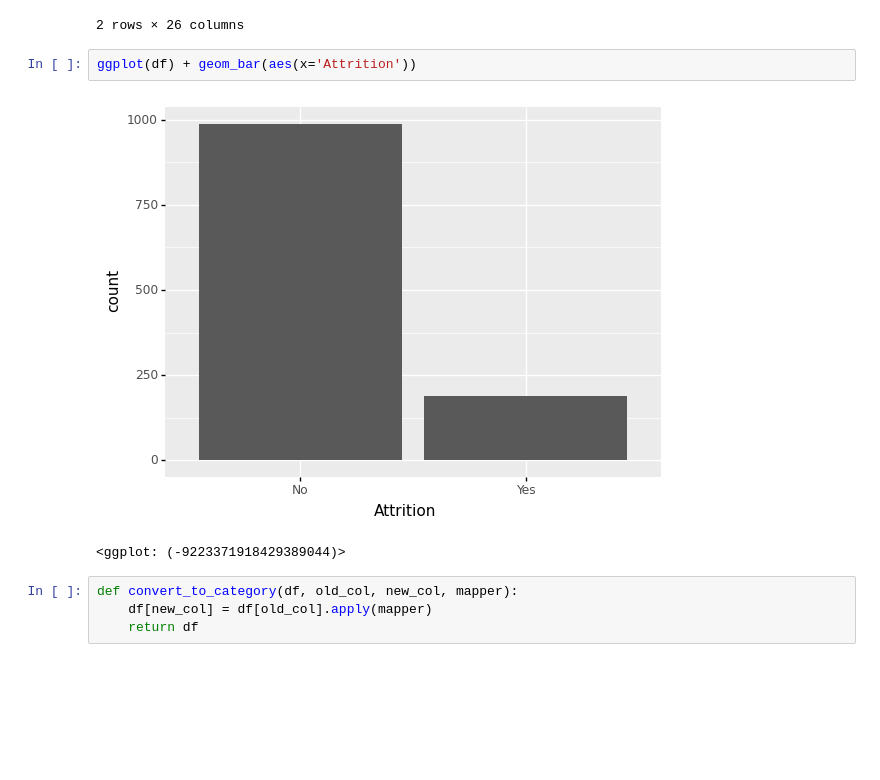
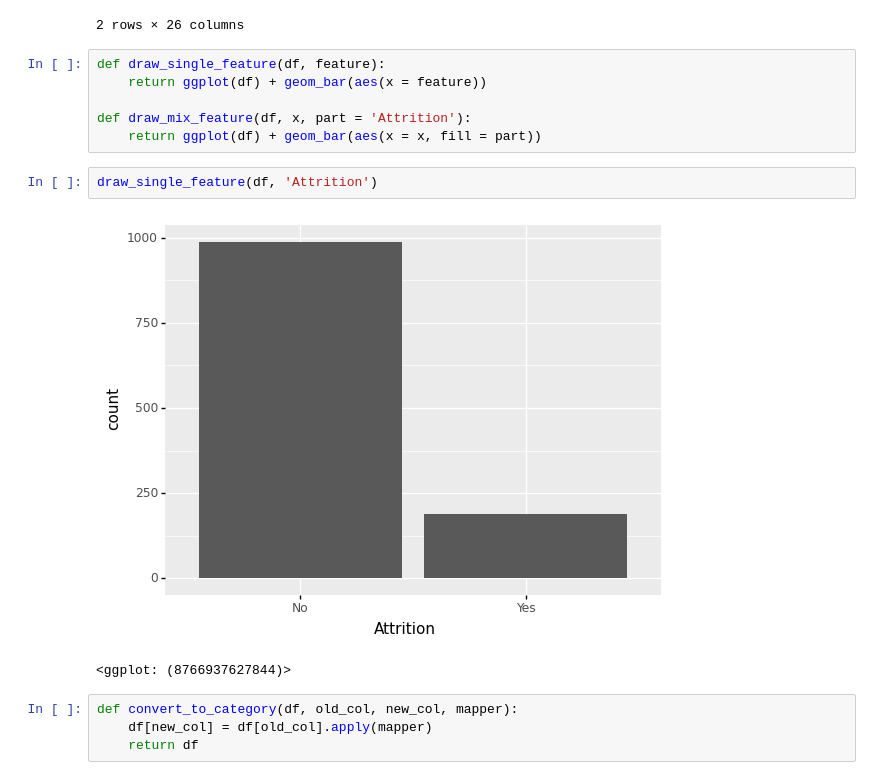
Before and after one commit to cchuang1024/nccu-data-mining, a Jupyter notebook: HW2.ipynb, the cells around one changed output. Saved outputs shown, nothing was run; the diff lists cells and outputs as text; blank space fills up the shorter version.

```diff
--- a/HW2.ipynb
+++ b/HW2.ipynb
@@ -50,11 +48,17 @@ df.groupby('Attrition').count()
 | No | 987 | 987 | 987 | 987 | 987 | 987 | 987 | ... |
 | Yes | 190 | 190 | 190 | 190 | 190 | 190 | 190 | ... |
 2 rows × 26 columns
-# %%
-ggplot(df) + geom_bar(aes(x='Attrition'))
-# %% [output]
-[figure, removed]
-<ggplot: (-9223371918429389044)>
+# %%
+def draw_single_feature(df, feature):
+    return ggplot(df) + geom_bar(aes(x = feature))
+
+def draw_mix_feature(df, x, part = 'Attrition'):
+    return ggplot(df) + geom_bar(aes(x = x, fill = part))
+# %%
+draw_single_feature(df, 'Attrition')
+# %% [output]
+[figure, added]
+<ggplot: (8766937627844)>
 # %%
 def convert_to_category(df, old_col, new_col, mapper):
     df[new_col] = df[old_col].apply(mapper)
```
Also changed, not shown: parts of 12 cells of this notebook.
